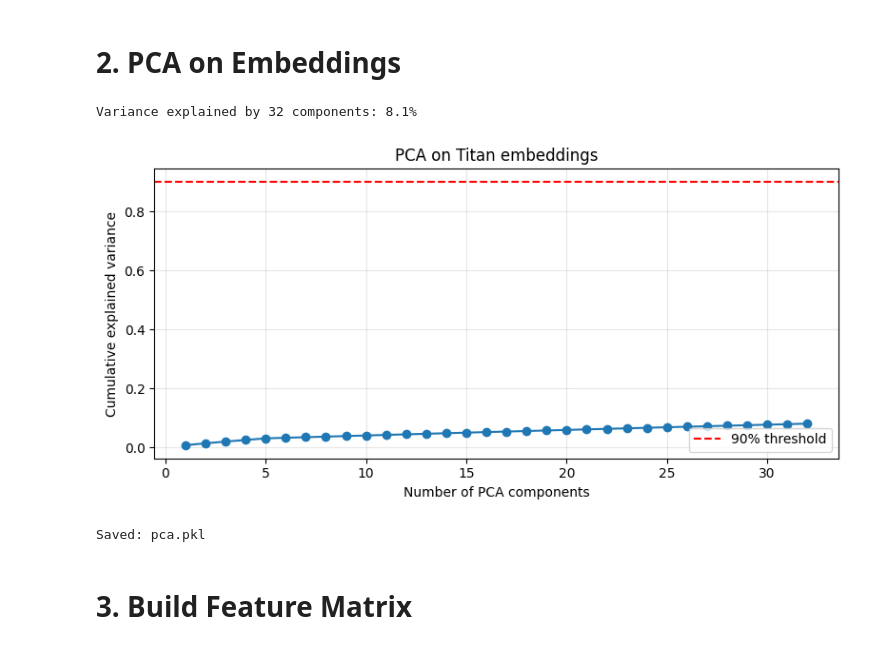
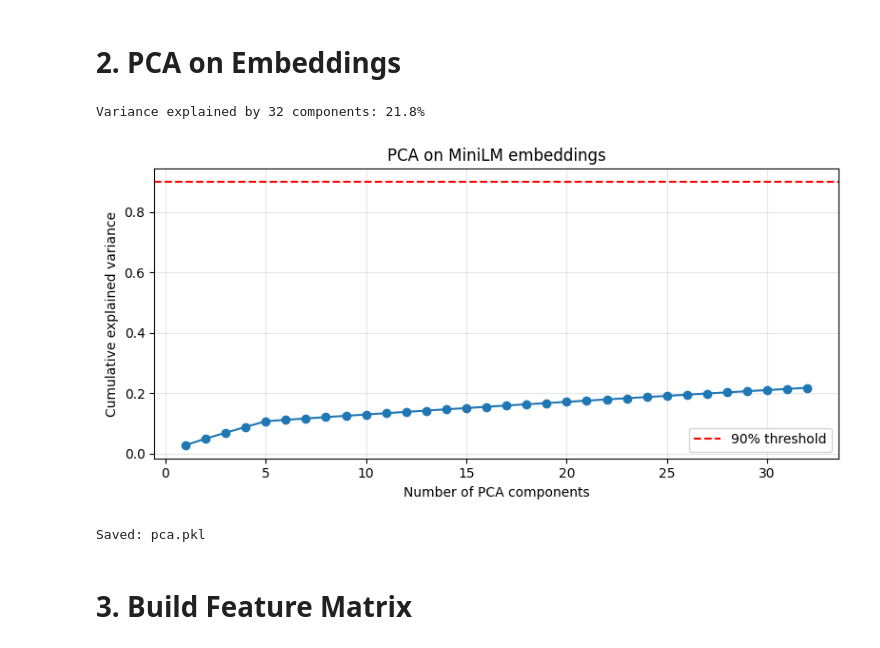
Before and after one commit to Zayeer-S/SmartQuote, a Jupyter notebook: models/notebooks/xgboost_quote_estimator.ipynb, the cells around one changed output. Cells and saved outputs as stored; diff of their text form; code cells hidden in the pictures.

Commit message:
refactor(models): have xgboost models expect minilm embeddings instead of titan

```diff
--- a/models/notebooks/xgboost_quote_estimator.ipynb
+++ b/models/notebooks/xgboost_quote_estimator.ipynb
@@ -94,29 +419,29 @@ plt.show()
 # %%
 PCA_COMPONENTS = 32
 
 X_emb = df[EMB_COLS].values.astype(np.float32)
 pca   = PCA(n_components=PCA_COMPONENTS, random_state=SEED)
 X_emb_reduced = pca.fit_transform(X_emb)
 
 explained = pca.explained_variance_ratio_.cumsum()
 print(f"Variance explained by {PCA_COMPONENTS} components: {explained[-1]:.1%}")
 
 plt.figure(figsize=(8, 4))
 plt.plot(range(1, PCA_COMPONENTS + 1), explained, marker="o", linewidth=1.5)
 plt.axhline(0.90, color="red", linestyle="--", label="90% threshold")
 plt.xlabel("Number of PCA components")
 plt.ylabel("Cumulative explained variance")
-plt.title("PCA on Titan embeddings")
+plt.title("PCA on MiniLM embeddings")
 plt.legend()
 plt.grid(alpha=0.3)
 plt.tight_layout()
 plt.show()
 
 joblib.dump(pca, OUTPUT_DIR / "pca.pkl")
 print("Saved: pca.pkl")
 # %% [output]
-Variance explained by 32 components: 8.1%
+Variance explained by 32 components: 21.8%
-[figure, old version]
+[figure, new version]
 Saved: pca.pkl
 # %% [markdown]
 # 3. Build Feature Matrix
```
Also changed, not shown: parts of 33 cells of this notebook, 2 other files.
